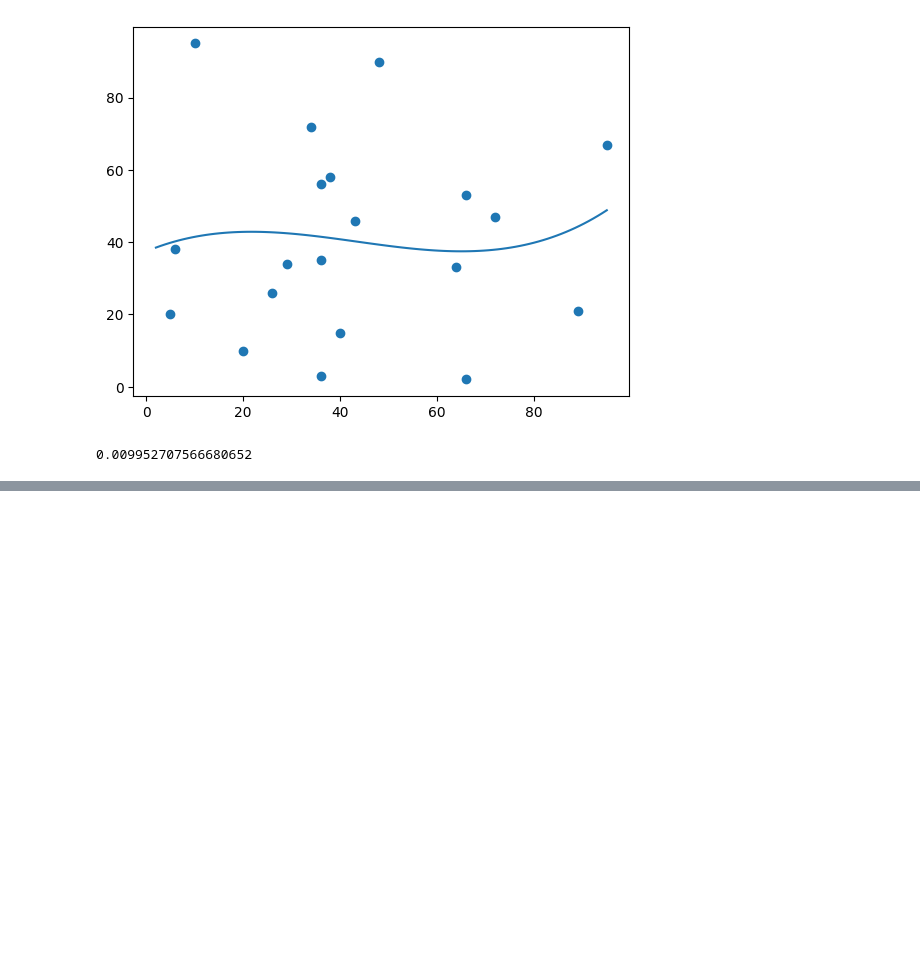
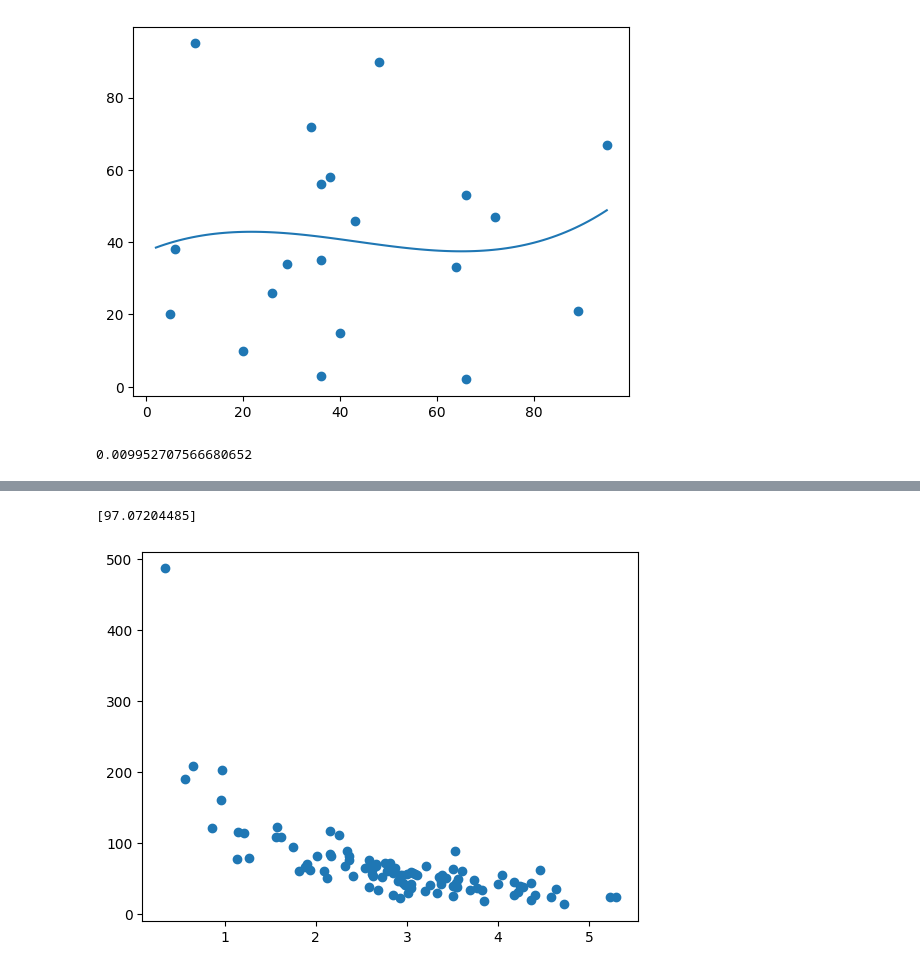
Before and after one commit to wilsonchow-ws/jupyterlab-study, a Jupyter notebook: ML_Study.ipynb, the cells around one changed output, grey strips where cells are left out. Cells and saved outputs as stored; diff of their text form; code cells hidden in the pictures; blank space fills up the shorter version.

```diff
--- a/ML_Study.ipynb
+++ b/ML_Study.ipynb
@@ -447,0 +579,37 @@ print(r2_score(y, mymodel(x)))
+# %%
+# It can be difficult to compare the volume 1.0 with the weight 790, but if we scale them both into comparable values, we can easily see how much one value is compared to the other.
+# There are different methods for scaling data, in this tutorial we will use a method called standardization.
+# The standardization method uses this formula:
+# z = (x - u) / s
+# Where z is the new value, x is the original value, u is the mean and s is the standard deviation.
+# If you take the weight column from the data set above, the first value is 790, and the scaled value will be:
+# (790 - 1292.23) / 238.74 = -2.1
+# If you take the volume column from the data set above, the first value is 1.0, and the scaled value will be:
+# (1.0 - 1.61) / 0.38 = -1.59
+# Now you can compare -2.1 with -1.59 instead of comparing 790 with 1.0.
+# You do not have to do this manually, the Python sklearn module has a method called StandardScaler() which returns a Scaler object with methods for transforming data sets.
+
+# And also trying to think about convert different dimensions would having different unit for measuring. If it could convert them as same unit in dimension.
+# Could it be transform as simple measuring as well.
+
+import pandas
+from sklearn import linear_model
+from sklearn.preprocessing import StandardScaler
+scale = StandardScaler()
+
+df = pandas.read_csv("data.csv")
+
+X = df[['Weight', 'Volume']]
+y = df['CO2']
+
+scaledX = scale.fit_transform(X.values)
+
+regr = linear_model.LinearRegression()
+regr.fit(scaledX, y)
+
+scaled = scale.transform([[2300, 1.3]])
+
+predictedCO2 = regr.predict([scaled[0]])
+print(predictedCO2)
+# %% [output]
+[97.07204485]
@@ -447,0 +618,12 @@ print(r2_score(y, mymodel(x)))
+# %%
+import numpy
+import matplotlib.pyplot as plt
+numpy.random.seed(2)
+
+x = numpy.random.normal(3, 1, 100)
+y = numpy.random.normal(150, 40, 100) / x
+
+plt.scatter(x, y)
+plt.show()
+# %% [output]
+[figure, added]
```
Also changed, not shown: parts of 53 cells of this notebook, 2 other files.
